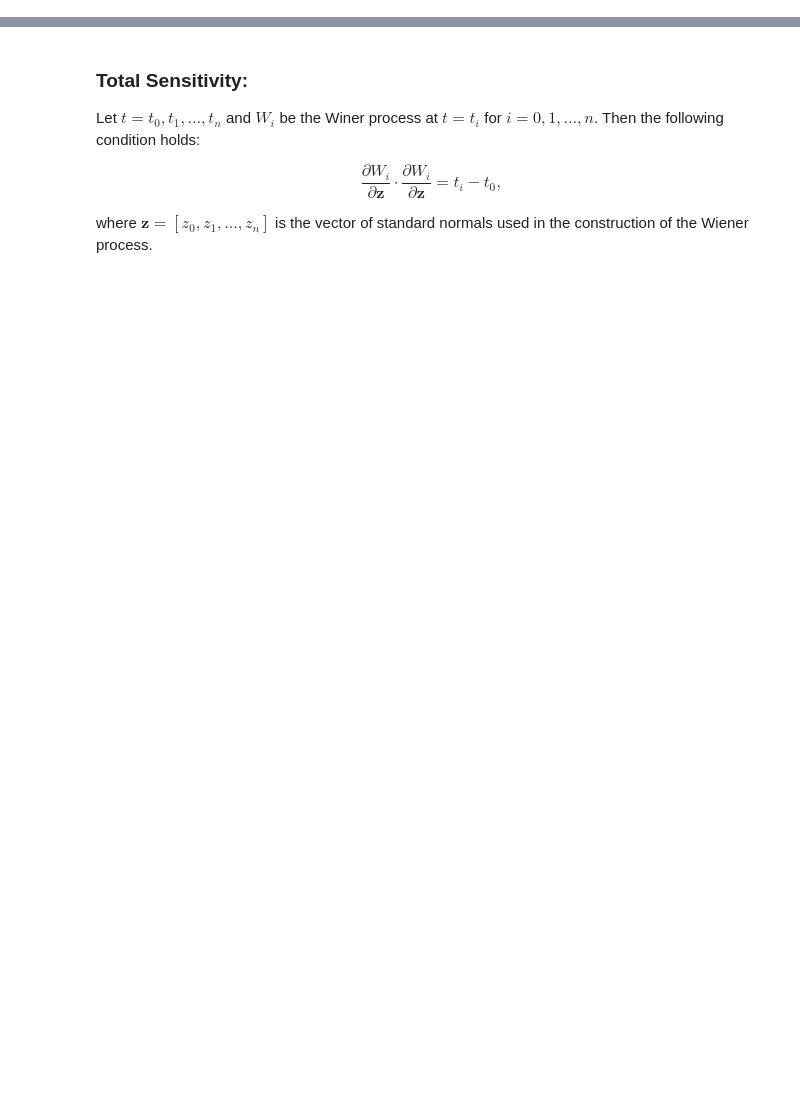
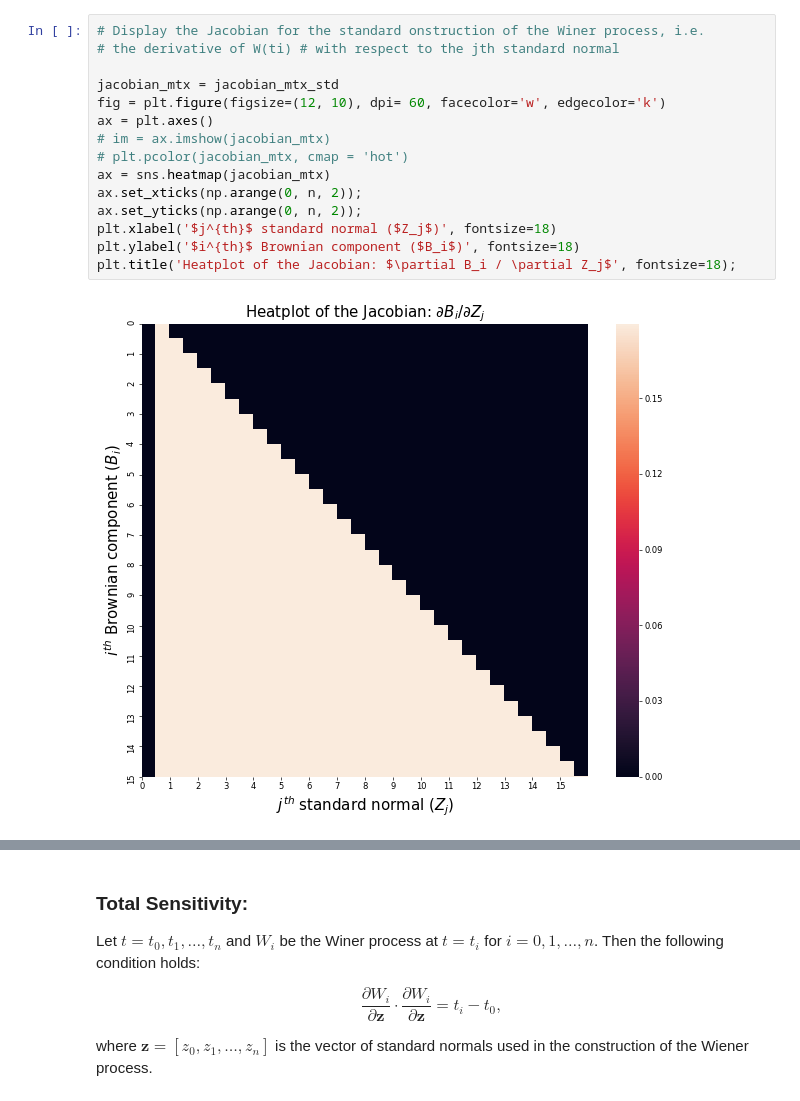
Before and after one commit to pbastani/brownian_motion, a Jupyter notebook: BrownianBridge.ipynb, the cells around one changed output, grey strips where cells are left out. Drawn from its saved outputs; the diff is of its cells as text; blank space fills up the shorter version.

```diff
--- a/BrownianBridge.ipynb
+++ b/BrownianBridge.ipynb
@@ -67,0 +82,17 @@ plt.title("Standard Construction");
+# %%
+# Display the Jacobian for the standard onstruction of the Winer process, i.e.
+# the derivative of W(ti) # with respect to the jth standard normal
+
+jacobian_mtx = jacobian_mtx_std
+fig = plt.figure(figsize=(12, 10), dpi= 60, facecolor='w', edgecolor='k')
+ax = plt.axes()
+# im = ax.imshow(jacobian_mtx)
+# plt.pcolor(jacobian_mtx, cmap = 'hot')
+ax = sns.heatmap(jacobian_mtx)
+ax.set_xticks(np.arange(0, n, 2));
+ax.set_yticks(np.arange(0, n, 2));
+plt.xlabel('$j^{th}$ standard normal ($Z_j$)', fontsize=18)
+plt.ylabel('$i^{th}$ Brownian component ($B_i$)', fontsize=18)
+plt.title('Heatplot of the Jacobian: $\partial B_i / \partial Z_j$', fontsize=18);
+# %% [output]
+[figure, added]
```
Also changed, not shown: parts of 12 cells of this notebook.
